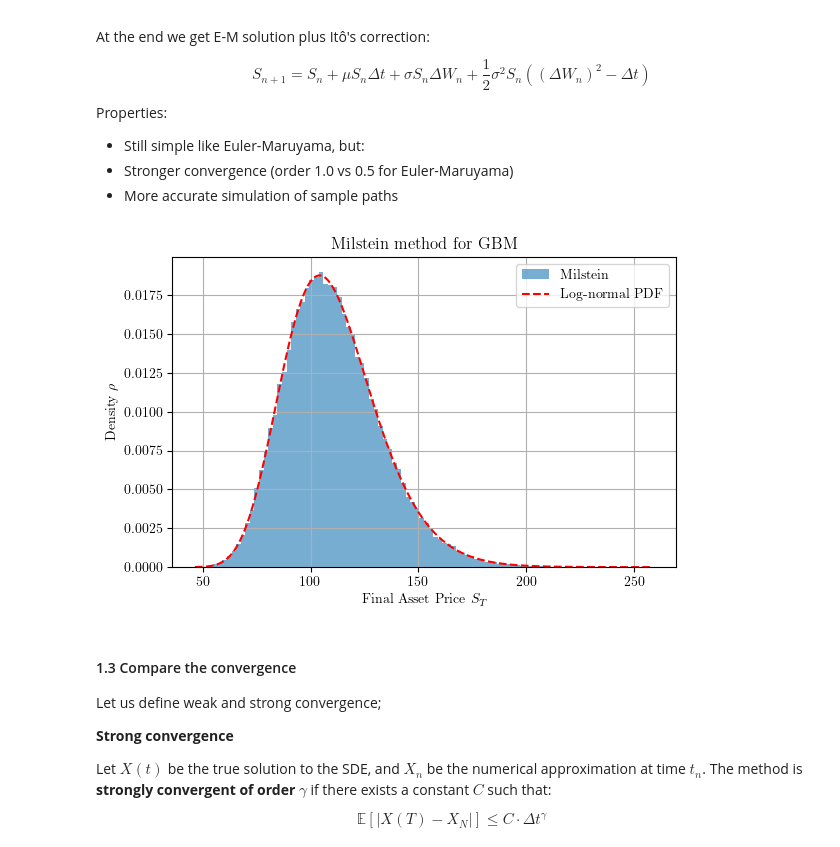
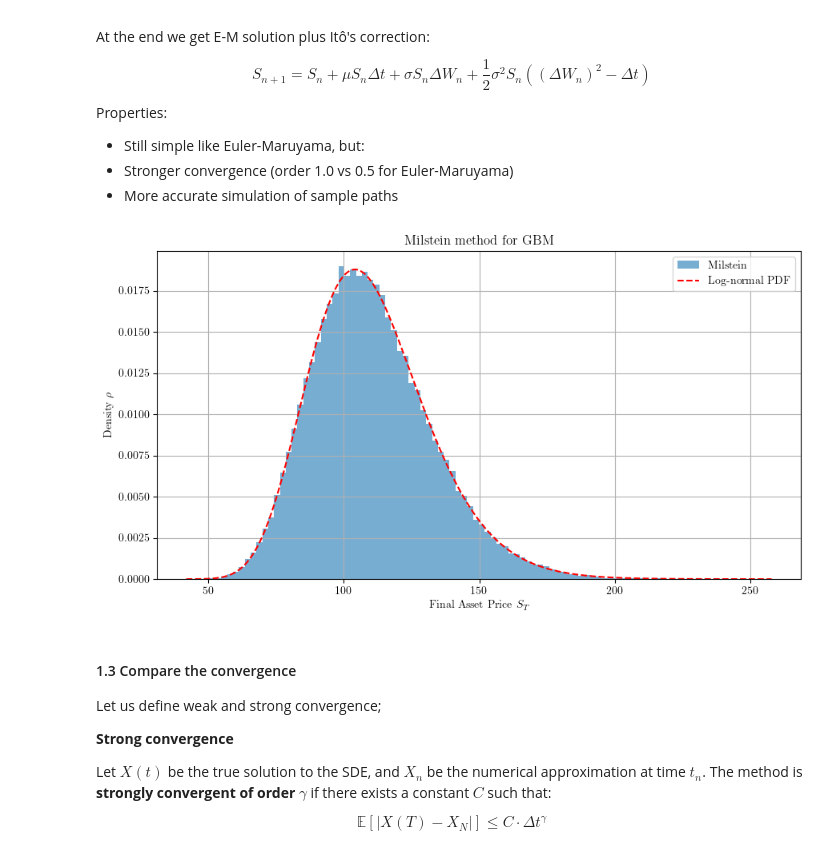
Before and after one commit to sokolo8/black-scholes, a Jupyter notebook: docs/part3.ipynb, the cells around one changed output. Saved outputs shown, nothing was run; the diff lists cells and outputs as text; code cells hidden in the pictures.

```diff
--- a/docs/part3.ipynb
+++ b/docs/part3.ipynb
@@ -124,35 +124,35 @@ t = np.linspace(0, T, N+1)
 S = np.zeros((M, N+1))
 S[:, 0] = S0
 
 for n in range(N):
     dW = np.random.normal(0, np.sqrt(dt), size=M)
     S[:, n+1] = S[:, n] + mu * S[:, n] * dt + sigma * S[:, n] * dW + 0.5 * sigma**2 * S[:, n] * (dW**2 - dt)
 
-plt.figure(figsize=(6, 4))
+plt.figure(figsize=(9, 5))
 
 plt.rcParams.update({
     'text.usetex': True,
     'font.family': 'serif',
     'font.serif': ['Times New Roman'],
 })
 
 plt.hist(S[:, -1], bins=100, density=True, alpha=0.6, label='Milstein')
 
 mean_ln = np.log(S0) + (mu - 0.5 * sigma**2) * T
 std_ln = sigma * np.sqrt(T)
 x_vals = np.linspace(S[:, -1].min(), S[:, -1].max(), 1000)
 pdf_vals = lognorm.pdf(x_vals, s=std_ln, scale=np.exp(mean_ln))
 plt.plot(x_vals, pdf_vals, 'r--', label='Log-normal PDF')
 
 plt.xlabel(r'Final Asset Price $S_T$')
 plt.ylabel(r'Density $\rho$')
 plt.title('Milstein method for GBM')
 plt.legend()
 plt.grid(True)
 plt.tight_layout()
 plt.show()
 # %% [output]
-[figure, old version]
+[figure, new version]
 # %% [markdown]
 #### 1.3 Compare the convergence
 
```
Also changed, not shown: parts of 2 cells of this notebook.
